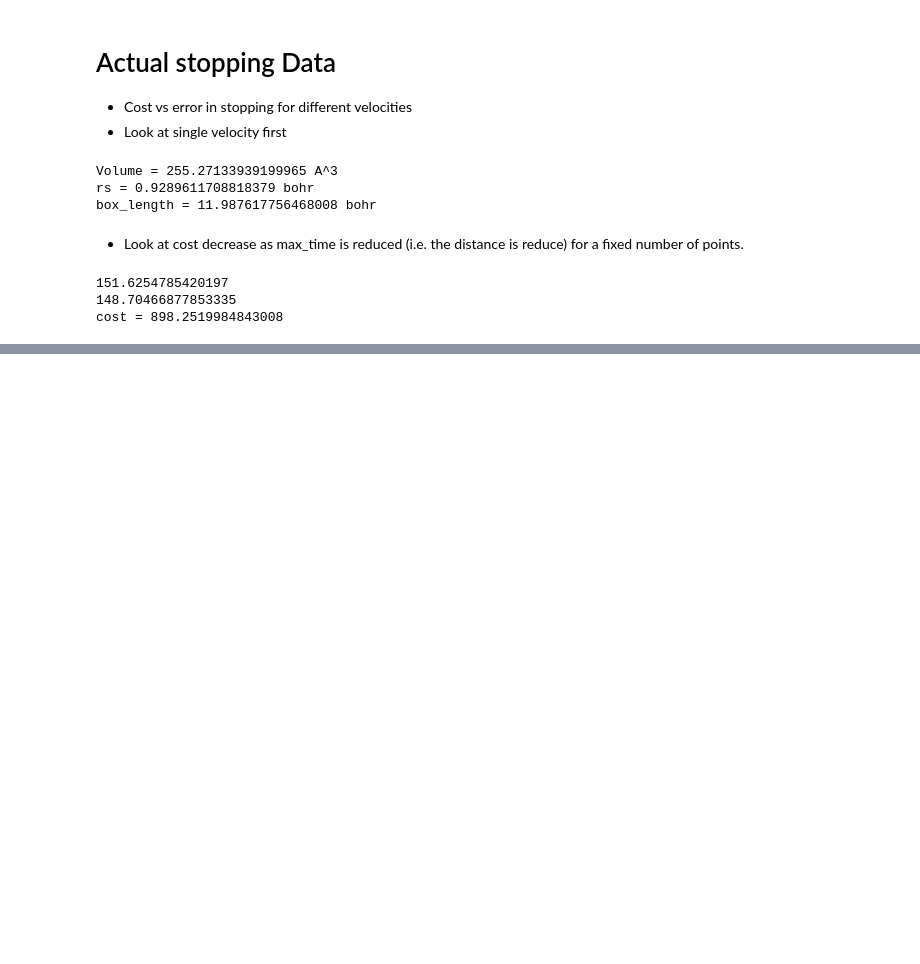
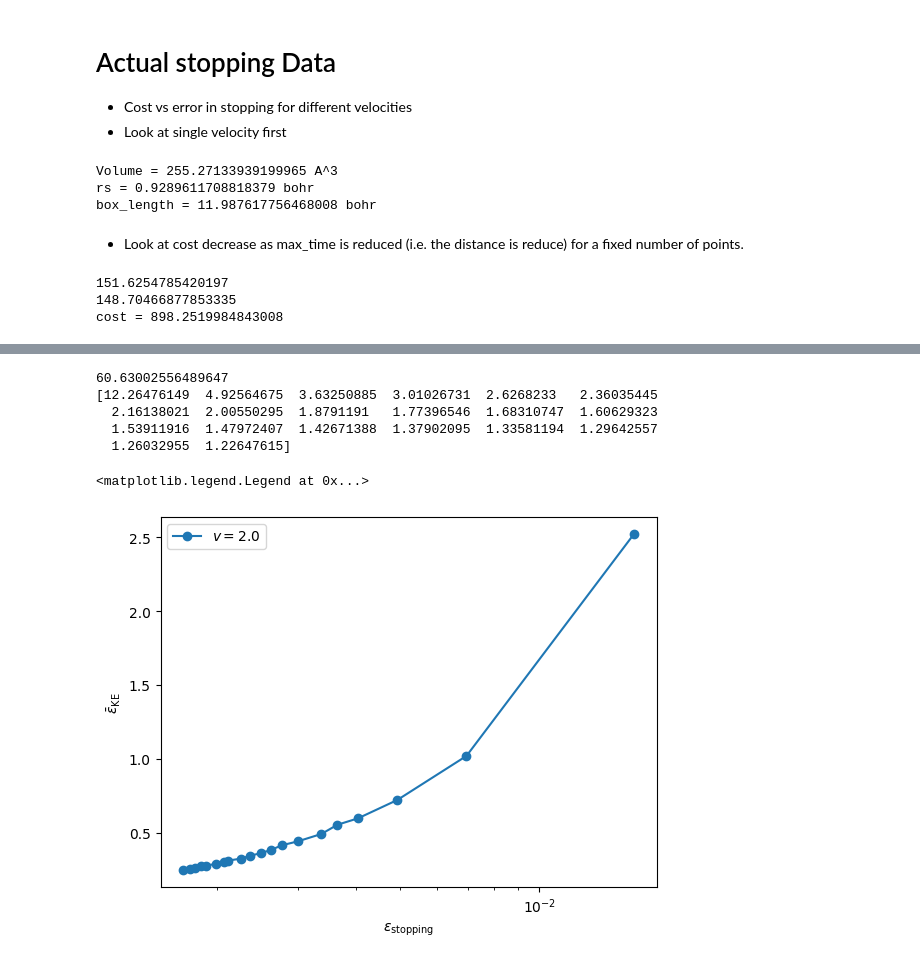
Before and after one commit to ncrubin/mec-sandia, a Jupyter notebook: notebooks/sampling_tradeoff.ipynb, the cells around one changed output, grey strips where cells are left out. Cells and saved outputs as stored; diff of their text form; code cells hidden in the pictures; blank space fills up the shorter version.

```diff
--- a/notebooks/sampling_tradeoff.ipynb
+++ b/notebooks/sampling_tradeoff.ipynb
@@ -372,0 +439,22 @@ plt.xscale("log")
+# %%
+kproj = mass_proj * vel
+mean = kproj**2.0
+print(np.sqrt(mean/(2*mass_proj)))
+var_ke = (4 * mean * sigma_k**2 ) / (2*mass_proj)
+var_ke = 6 * sigma_k**4 / (2*mass_proj)
+print(60 * np.sqrt(var_ke)/np.sqrt(samples))
+plt.plot(errs, ke_errs, marker="o", label=fr"$v = ${vel}")
+#plt.plot(errs, np.sqrt(var_ke) / np.sqrt(samples), marker="o", label=fr"$v = ${vel}")
+plt.xlabel(r"$\varepsilon_{\mathrm{stopping}}$")
+plt.ylabel(r"$\bar{\varepsilon}_{\mathrm{KE}}$")
+plt.xscale("log")
+#plt.yscale("log")
+plt.legend()
+# %% [output]
+60.63002556489647
+[12.26476149  4.92564675  3.63250885  3.01026731  2.6268233   2.36035445
+  2.16138021  2.00550295  1.8791191   1.77396546  1.68310747  1.60629323
+  1.53911916  1.47972407  1.42671388  1.37902095  1.33581194  1.29642557
+  1.26032955  1.22647615]
+<matplotlib.legend.Legend at 0x...>
+[figure, added]
```
Also changed, not shown: parts of 22 cells of this notebook, 4 other files.
